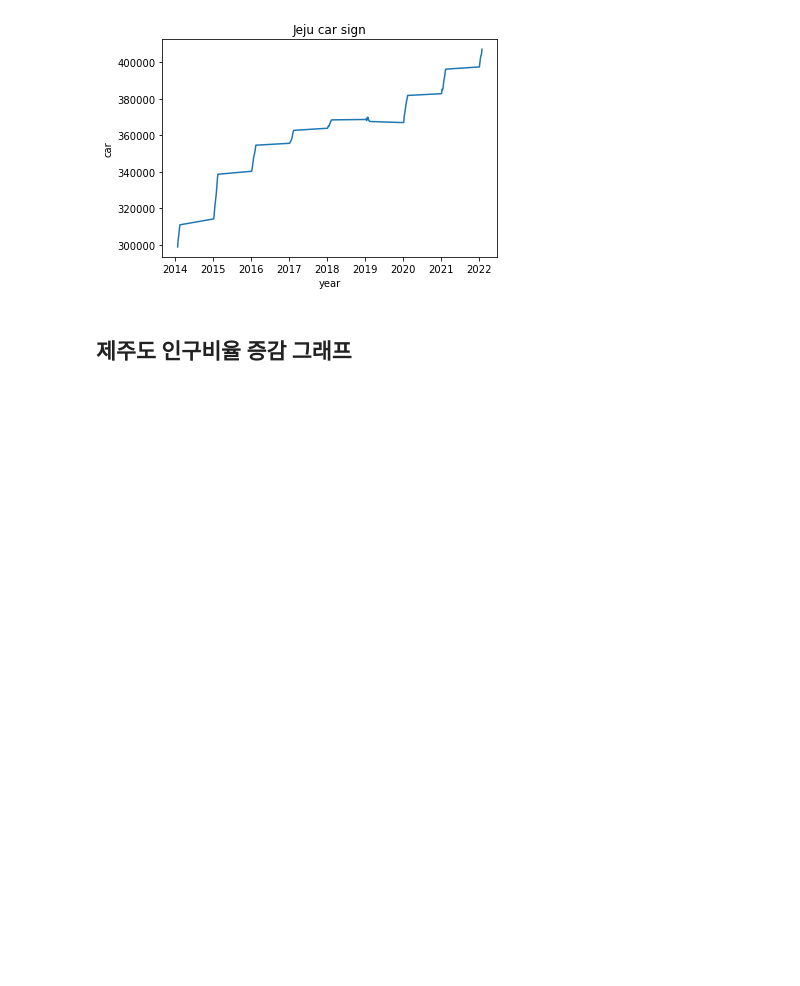
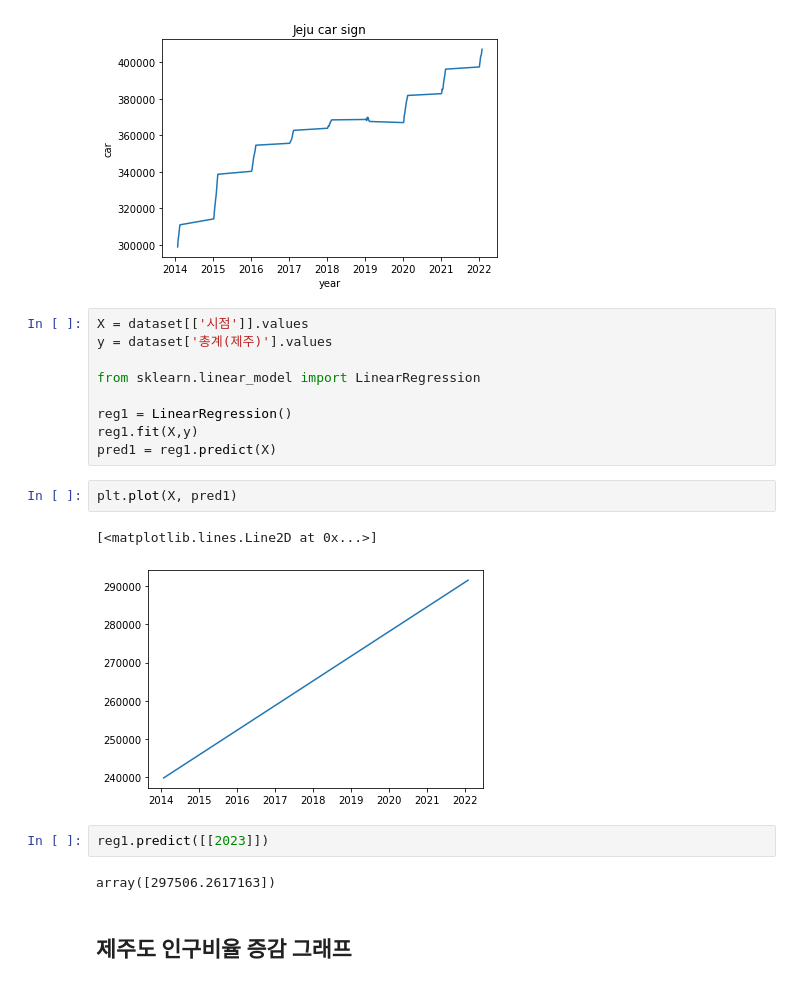
Before and after one commit to L2egg/L2egg, a Jupyter notebook: 제주도.ipynb, the cells around one changed output. Drawn from its saved outputs; the diff is of its cells as text; blank space fills up the shorter version.

```diff
--- a/제주도.ipynb
+++ b/제주도.ipynb
@@ -28,6 +28,24 @@ plt.ylabel('car')
 # %% [output]
 Text(0, 0.5, 'car')
 [figure]
+# %%
+X = dataset[['시점']].values
+y = dataset['총계(제주)'].values
+
+from sklearn.linear_model import LinearRegression
+
+reg1 = LinearRegression()
+reg1.fit(X,y)
+pred1 = reg1.predict(X)
+# %%
+plt.plot(X, pred1)
+# %% [output]
+[<matplotlib.lines.Line2D at 0x...>]
+[figure, added]
+# %%
+reg1.predict([[2023]])
+# %% [output]
+array([297506.2617163])
 # %% [markdown]
 ## 제주도 인구비율 증감 그래프
 # %%
```
Also changed, not shown: parts of 14 cells of this notebook.
